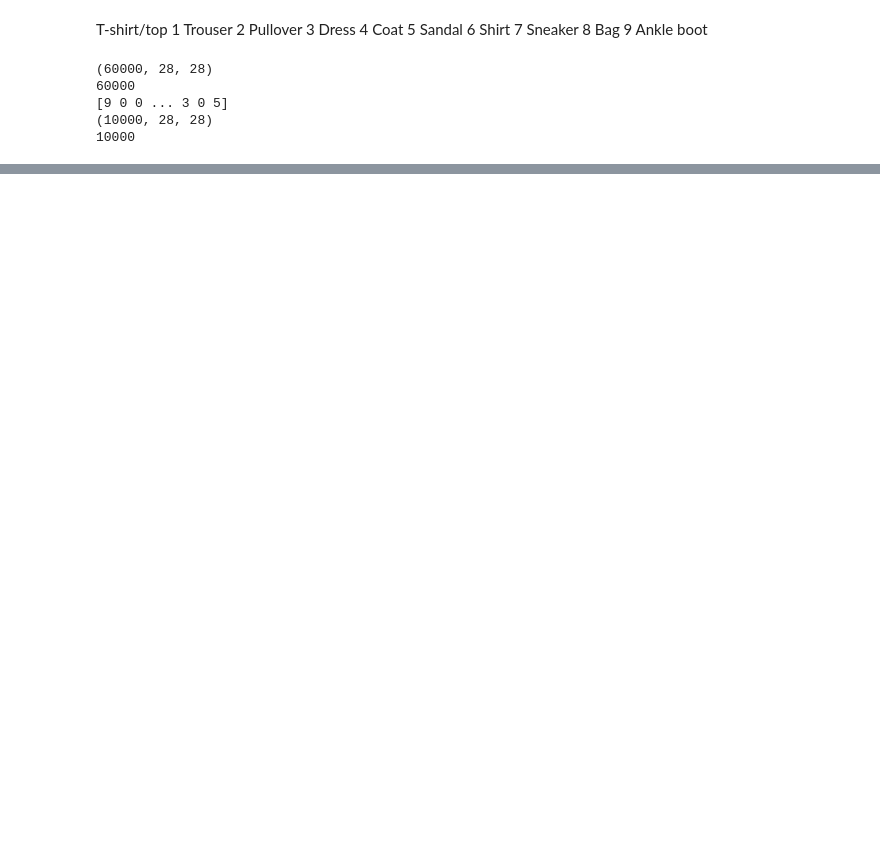
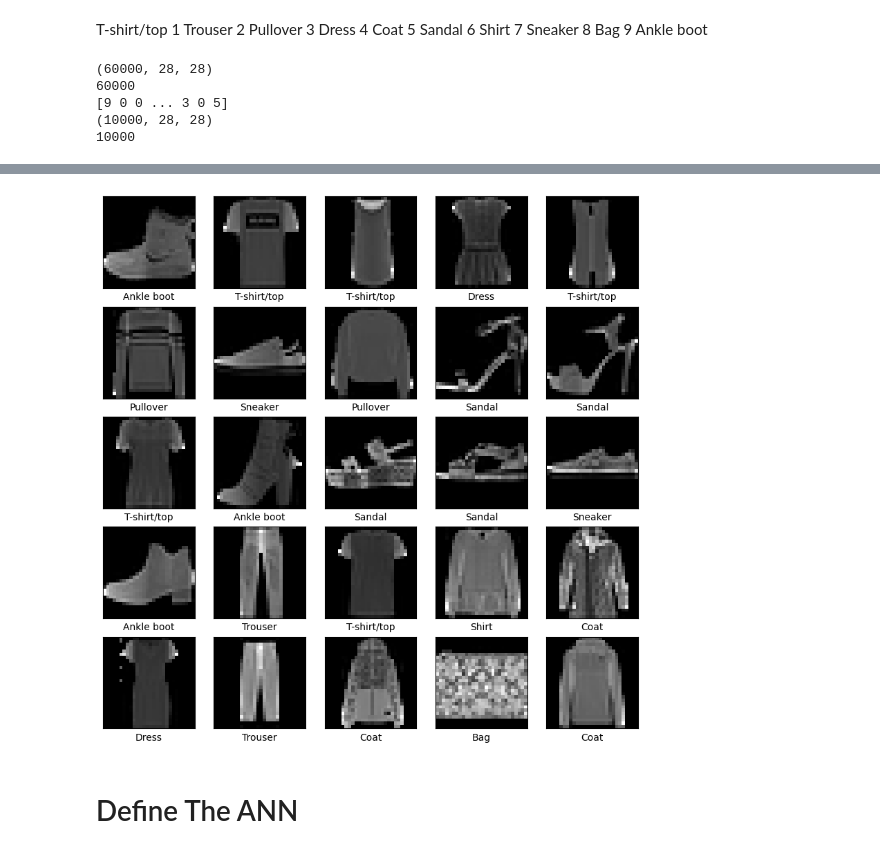
Before and after one commit to AkramMaouche/Neural-Networks, a Jupyter notebook: ANN_exemple_3.ipynb, the cells around one changed output, grey strips where cells are left out. Saved outputs shown, nothing was run; the diff lists cells and outputs as text; code cells hidden in the pictures; blank space fills up the shorter version.

```diff
--- a/ANN_exemple_3.ipynb
+++ b/ANN_exemple_3.ipynb
@@ -44,0 +47,17 @@ print(len(test_labels))
+# %%
+train_images= tf.keras.utils.normalize(train_images,axis=1)
+test_images= tf.keras.utils.normalize(test_images,axis=1)
+# %%
+plt.figure(figsize=(10,10))
+for i in range(25):
+  plt.subplot(5,5,i+1)
+  plt.xticks([])
+  plt.yticks([])
+  plt.grid(False)
+  plt.imshow(train_images[i],cmap='gray')
+  plt.xlabel(class_names[train_labels[i]])
+plt.show()
+# %% [output]
+[figure, added]
+# %% [markdown]
+# Define The ANN
```
Also changed, not shown: parts of 9 cells of this notebook.
